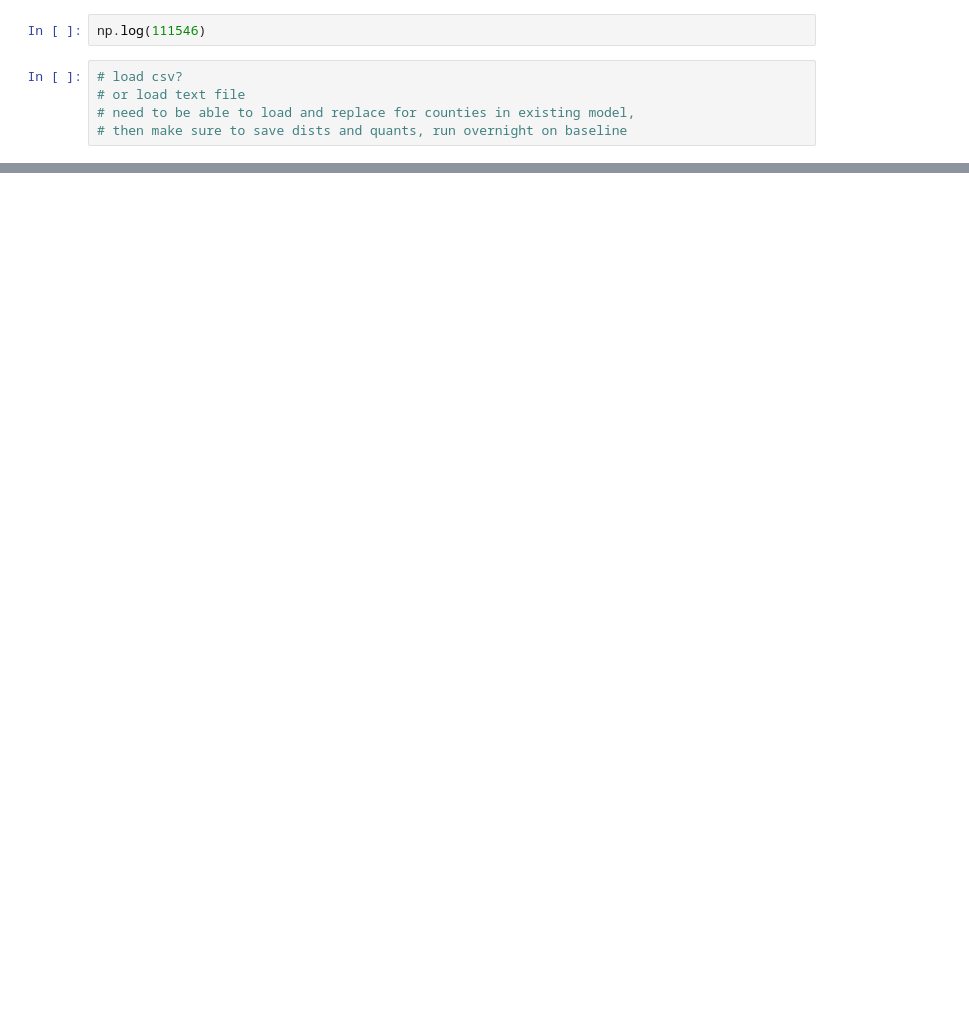
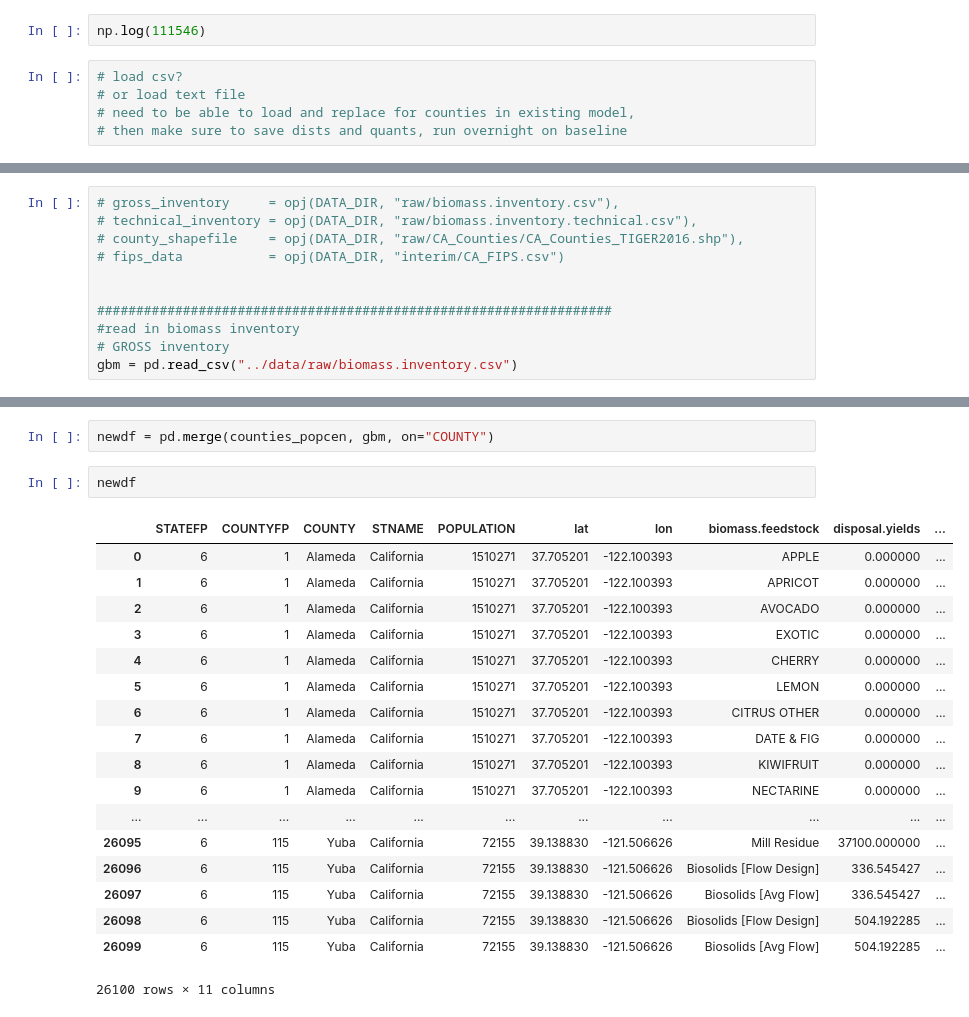
Before and after one commit to anayahall/compopt, a Jupyter notebook: scripts/rangeland_application_plot_prep.py.ipynb, the cells around one changed output, grey strips where cells are left out. Cells and saved outputs as stored; diff of their text form; blank space fills up the shorter version.

```diff
--- a/scripts/rangeland_application_plot_prep.py.ipynb
+++ b/scripts/rangeland_application_plot_prep.py.ipynb
@@ -221,0 +247,11 @@ counties
+# %%
+# gross_inventory     = opj(DATA_DIR, "raw/biomass.inventory.csv"),
+# technical_inventory = opj(DATA_DIR, "raw/biomass.inventory.technical.csv"),
+# county_shapefile    = opj(DATA_DIR, "raw/CA_Counties/CA_Counties_TIGER2016.shp"),
+# fips_data           = opj(DATA_DIR, "interim/CA_FIPS.csv")
+
+
+##################################################################
+#read in biomass inventory
+# GROSS inventory
+gbm = pd.read_csv("../data/raw/biomass.inventory.csv")
@@ -221,0 +278,23 @@ counties
+# %%
+newdf = pd.merge(counties_popcen, gbm, on="COUNTY")
+# %%
+newdf
+# %% [output]
+|  | STATEFP | COUNTYFP | COUNTY | STNAME | POPULATION | lat | lon | biomass.feedstock | disposal.yields | ... |
+| 0 | 6 | 1 | Alameda | California | 1510271 | 37.705201 | -122.100393 | APPLE | 0.000000 | ... |
+| 1 | 6 | 1 | Alameda | California | 1510271 | 37.705201 | -122.100393 | APRICOT | 0.000000 | ... |
+| 2 | 6 | 1 | Alameda | California | 1510271 | 37.705201 | -122.100393 | AVOCADO | 0.000000 | ... |
+| 3 | 6 | 1 | Alameda | California | 1510271 | 37.705201 | -122.100393 | EXOTIC | 0.000000 | ... |
+| 4 | 6 | 1 | Alameda | California | 1510271 | 37.705201 | -122.100393 | CHERRY | 0.000000 | ... |
+| 5 | 6 | 1 | Alameda | California | 1510271 | 37.705201 | -122.100393 | LEMON | 0.000000 | ... |
+| 6 | 6 | 1 | Alameda | California | 1510271 | 37.705201 | -122.100393 | CITRUS OTHER | 0.000000 | ... |
+| 7 | 6 | 1 | Alameda | California | 1510271 | 37.705201 | -122.100393 | DATE & FIG | 0.000000 | ... |
+| 8 | 6 | 1 | Alameda | California | 1510271 | 37.705201 | -122.100393 | KIWIFRUIT | 0.000000 | ... |
+| 9 | 6 | 1 | Alameda | California | 1510271 | 37.705201 | -122.100393 | NECTARINE | 0.000000 | ... |
+| ... | ... | ... | ... | ... | ... | ... | ... | ... | ... | ... |
+| 26095 | 6 | 115 | Yuba | California | 72155 | 39.138830 | -121.506626 | Mill Residue | 37100.000000 | ... |
+| 26096 | 6 | 115 | Yuba | California | 72155 | 39.138830 | -121.506626 | Biosolids [Flow Design] | 336.545427 | ... |
+| 26097 | 6 | 115 | Yuba | California | 72155 | 39.138830 | -121.506626 | Biosolids [Avg Flow] | 336.545427 | ... |
+| 26098 | 6 | 115 | Yuba | California | 72155 | 39.138830 | -121.506626 | Biosolids [Flow Design] | 504.192285 | ... |
+| 26099 | 6 | 115 | Yuba | California | 72155 | 39.138830 | -121.506626 | Biosolids [Avg Flow] | 504.192285 | ... |
+26100 rows × 11 columns
```
Also changed, not shown: parts of 16 cells of this notebook, 34 other files.
